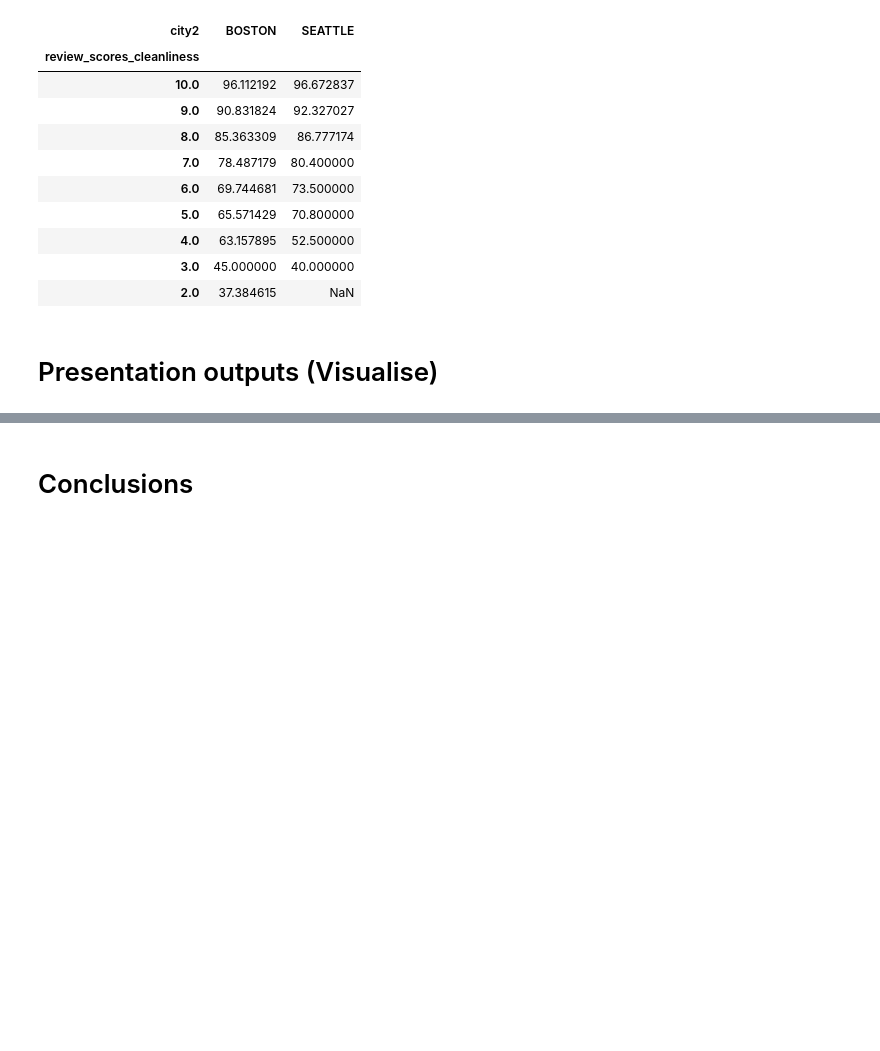
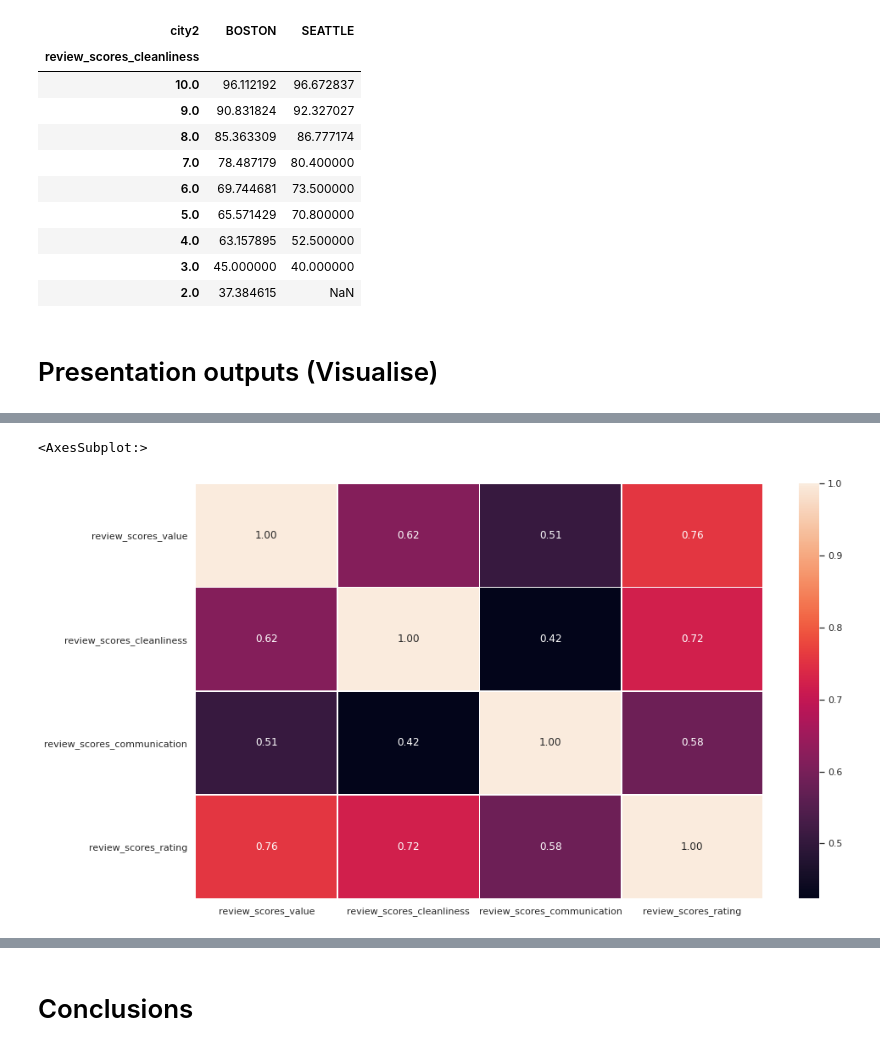
Before and after one commit to MikeDurrant/Airbnb_Boston_Seattle, a Jupyter notebook: airbnb-seattle-boston.ipynb, the cells around one changed output, grey strips where cells are left out. Drawn from its saved outputs; the diff is of its cells as text; code cells hidden in the pictures; blank space fills up the shorter version.

```diff
--- a/airbnb-seattle-boston.ipynb
+++ b/airbnb-seattle-boston.ipynb
@@ -1420,0 +1375,16 @@ pd.pivot_table(df_list, index='review_scores_cleanliness', columns='city2', valu
+# %%
+# heatmap of correlations selected
+
+df_list_clean_subset = df_list_clean[['review_scores_value', 'review_scores_cleanliness', 'review_scores_communication', 'review_scores_rating']]
+
+
+f, ax = plt.subplots(figsize=(15,9))
+sns.heatmap(df_list_clean_subset.corr(),
+            annot=True,
+            fmt='0.2f',
+            linewidths=.6,
+            ax=ax,
+           )
+# %% [output]
+<AxesSubplot:>
+[figure, added]
```
Also changed, not shown: parts of 18 cells of this notebook.
